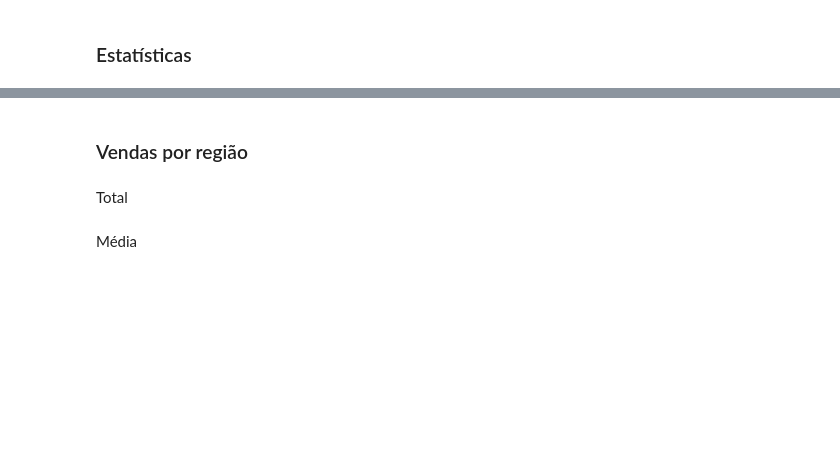
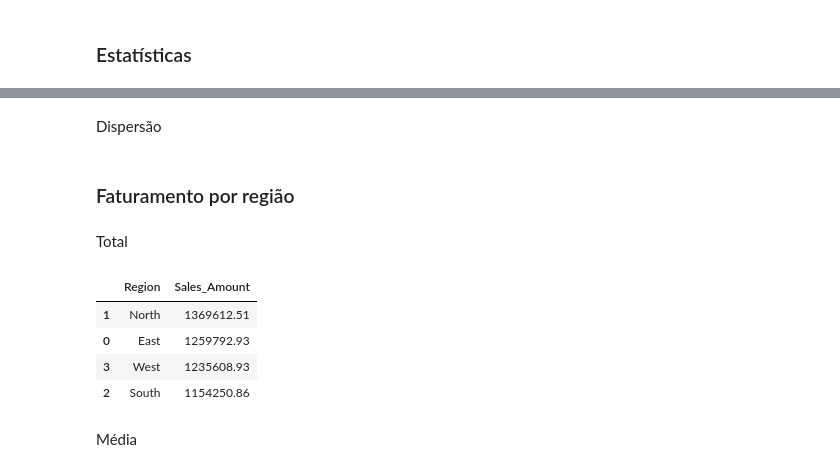
Before and after one commit to lucasz-g/2-ESPR, a Jupyter notebook: Data Science/CP1/notebooks/analise1.ipynb, the cells around one changed output, grey strips where cells are left out. Cells and saved outputs as stored; diff of their text form; code cells hidden in the pictures; blank space fills up the shorter version.

```diff
--- a/Data Science/CP1/notebooks/analise1.ipynb
+++ b/Data Science/CP1/notebooks/analise1.ipynb
@@ -80,0 +91,2 @@ dados.describe()
+# %% [markdown]
+Dispersão
@@ -81,10 +97,17 @@ dados.describe()
 # %% [markdown]
-### Vendas por região
+### Faturamento por região
 # %% [markdown]
 Total
 # %%
 amount_per_region = dados.groupby('Region')[['Sales_Amount']].sum().reset_index()
 amount_per_region = amount_per_region.sort_values('Sales_Amount', ascending=False)
+amount_per_region
+# %% [output]
+|  | Region | Sales_Amount |
+| 1 | North | 1369612.51 |
+| 0 | East | 1259792.93 |
+| 3 | West | 1235608.93 |
+| 2 | South | 1154250.86 |
 # %% [markdown]
 Média
 # %%
```
Also changed, not shown: parts of 23 cells of this notebook, 2 other files.
